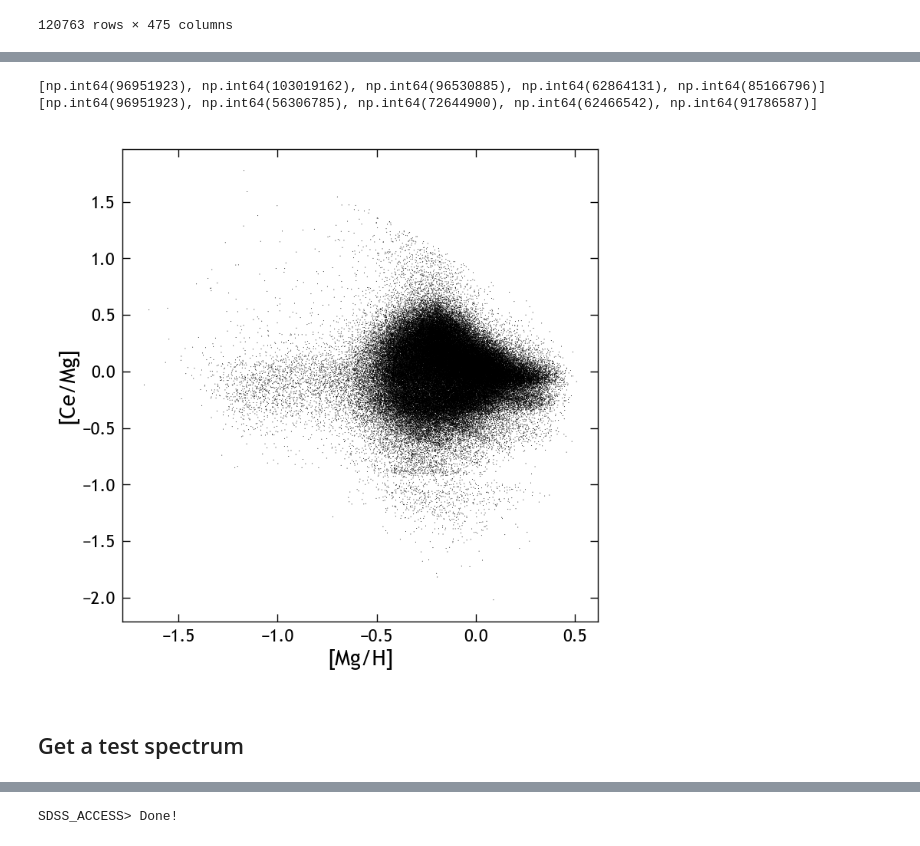
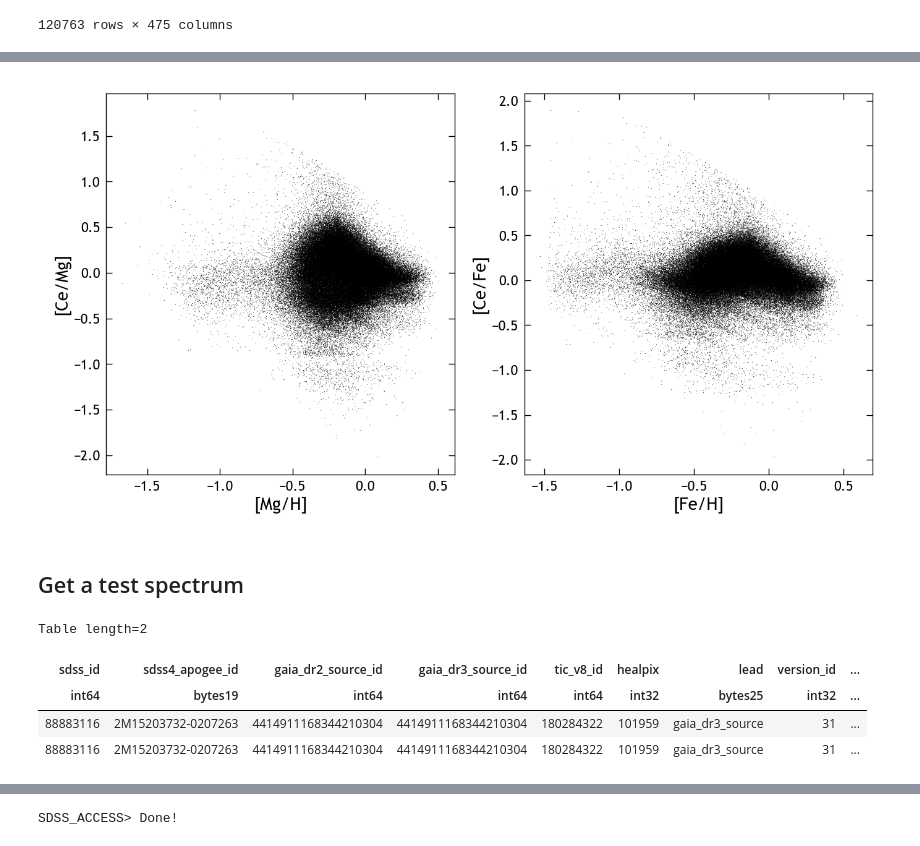
Before and after one commit to lodubay/chemical-clocks, a Jupyter notebook: src/scripts/spectrum_checks.ipynb, the cells around one changed output, grey strips where cells are left out. Saved outputs shown, nothing was run; the diff lists cells and outputs as text; code cells hidden in the pictures.

```diff
--- a/src/scripts/spectrum_checks.ipynb
+++ b/src/scripts/spectrum_checks.ipynb
@@ -73,28 +36,17 @@ solar_abund
-# %%
-solar_abund_high_snr_ids = []
-solar_abund_low_snr_ids = []
-logg_bins = [1, 1.5, 2, 2.5, 3, 3.5]
-for i in range(len(logg_bins)-1):
-    solar_abund_logg = solar_abund[
-        (solar_abund['logg'] >= logg_bins[i]) &
-        (solar_abund['logg'] < logg_bins[i+1])
-    ]
-    solar_abund_low_snr_ids.append(solar_abund_logg.index[0])
-    solar_abund_high_snr_ids.append(solar_abund_logg.index[-1])
-
-print(solar_abund_low_snr_ids)
-print(solar_abund_high_snr_ids)
-# %% [output]
-[np.int64(96951923), np.int64(103019162), np.int64(96530885), np.int64(62864131), np.int64(85166796)]
-[np.int64(96951923), np.int64(56306785), np.int64(72644900), np.int64(62466542), np.int64(91786587)]
 # %%
-fig, ax = plt.subplots(figsize=(4, 4))
-ax.scatter(
+fig, axs = plt.subplots(1, 2, figsize=(8, 4))
+axs[0].scatter(
     mwm_sample['mg_h'], mwm_sample['ce_mg'],
     s=0.5, marker='.', rasterized=True, edgecolor='none', c='k'
 )
-ax.set_xlabel('[Mg/H]')
-ax.set_ylabel('[Ce/Mg]')
+axs[0].set_xlabel('[Mg/H]')
+axs[0].set_ylabel('[Ce/Mg]')
+axs[1].scatter(
+    mwm_sample['fe_h'], mwm_sample['ce_fe'],
+    s=0.5, marker='.', rasterized=True, edgecolor='none', c='k'
+)
+axs[1].set_xlabel('[Fe/H]')
+axs[1].set_ylabel('[Ce/Fe]')
 plt.show()
 # %% [output]
-[figure, old version]
+[figure, new version]
@@ -101,2 +55,11 @@ plt.show()
 # %% [markdown]
 ## Get a test spectrum
+# %%
+# Find star in Cunha+ (2017)
+all_mwm[all_mwm['obj'] == '2M15203732-0207263']
+# %% [output]
+Table length=2
+| sdss_id | sdss4_apogee_id | gaia_dr2_source_id | gaia_dr3_source_id | tic_v8_id | healpix | lead | version_id | ... |
+| int64 | bytes19 | int64 | int64 | int64 | int32 | bytes25 | int32 | ... |
+| 88883116 | 2M15203732-0207263 | 4414911168344210304 | 4414911168344210304 | 180284322 | 101959 | gaia_dr3_source | 31 | ... |
+| 88883116 | 2M15203732-0207263 | 4414911168344210304 | 4414911168344210304 | 180284322 | 101959 | gaia_dr3_source | 31 | ... |
```
Also changed, not shown: parts of 34 cells of this notebook.
